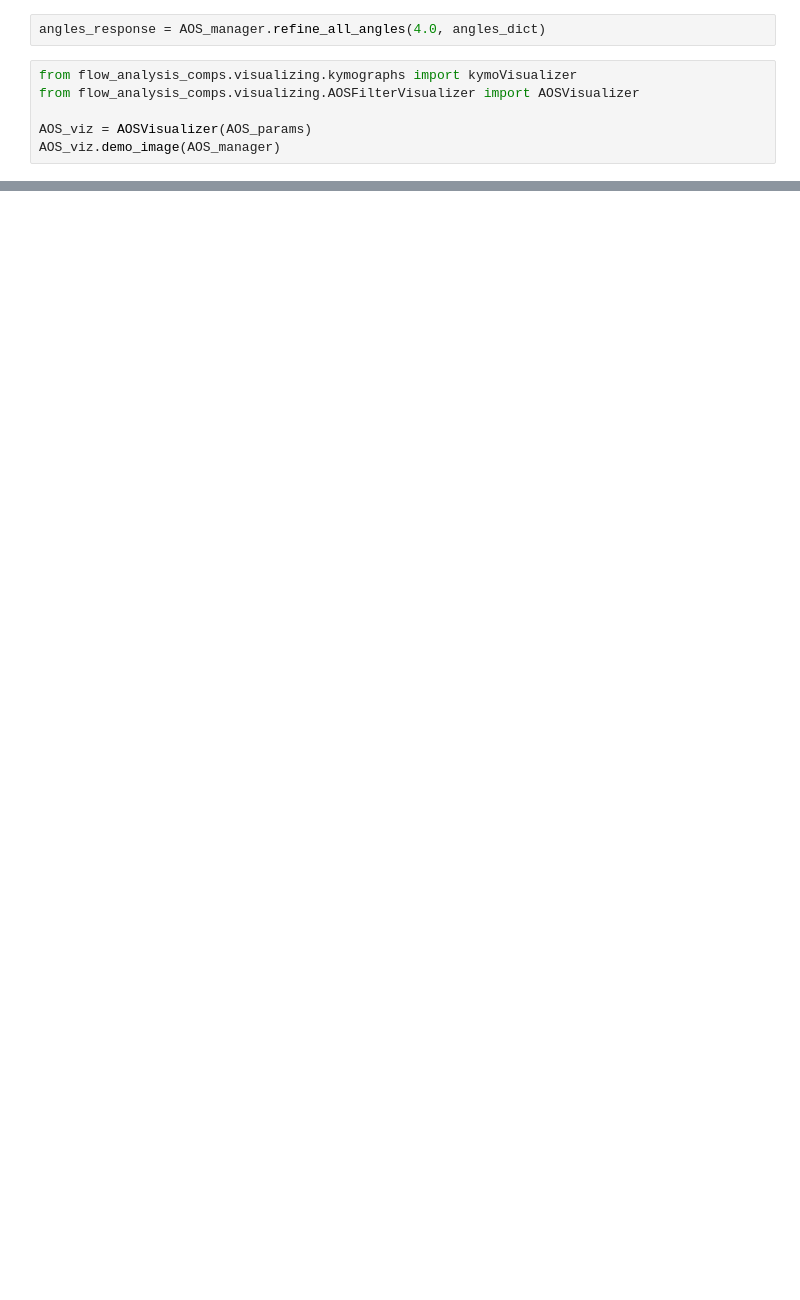
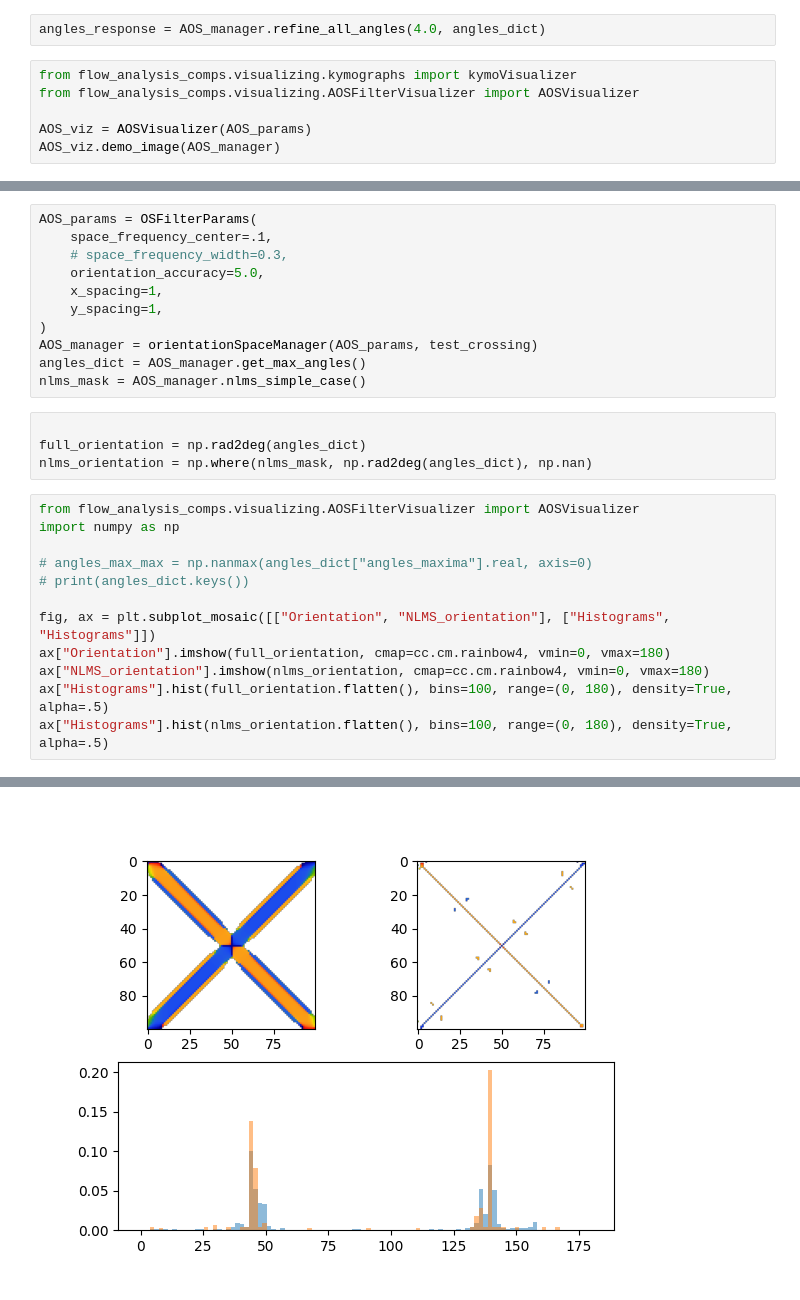
Before and after one commit to Staalduine/flow_analysis_comps, a Jupyter notebook: notebooks/run_AOS.ipynb, the cells around one changed output, grey strips where cells are left out. Cells and saved outputs as stored; diff of their text form; blank space fills up the shorter version.

```diff
--- a/notebooks/run_AOS.ipynb
+++ b/notebooks/run_AOS.ipynb
@@ -51,0 +72,28 @@ AOS_viz.demo_image(AOS_manager)
+# %%
+AOS_params = OSFilterParams(
+    space_frequency_center=.1,
+    # space_frequency_width=0.3,
+    orientation_accuracy=5.0,
+    x_spacing=1,
+    y_spacing=1,
+)
+AOS_manager = orientationSpaceManager(AOS_params, test_crossing)
+angles_dict = AOS_manager.get_max_angles()
+nlms_mask = AOS_manager.nlms_simple_case()
+# %%
+
+full_orientation = np.rad2deg(angles_dict)
+nlms_orientation = np.where(nlms_mask, np.rad2deg(angles_dict), np.nan)
+# %%
+from flow_analysis_comps.visualizing.AOSFilterVisualizer import AOSVisualizer
+import numpy as np
+
+# angles_max_max = np.nanmax(angles_dict["angles_maxima"].real, axis=0)
+# print(angles_dict.keys())
+
+fig, ax = plt.subplot_mosaic([["Orientation", "NLMS_orientation"], ["Histograms", "Histograms"]])
+ax["Orientation"].imshow(full_orientation, cmap=cc.cm.rainbow4, vmin=0, vmax=180)
+ax["NLMS_orientation"].imshow(nlms_orientation, cmap=cc.cm.rainbow4, vmin=0, vmax=180)
+ax["Histograms"].hist(full_orientation.flatten(), bins=100, range=(0, 180), density=True, alpha=.5)
+ax["Histograms"].hist(nlms_orientation.flatten(), bins=100, range=(0, 180), density=True, alpha=.5)
+# %% [output]
@@ -51,0 +117 @@ AOS_viz.demo_image(AOS_manager)
+[figure, added]
```
Also changed, not shown: parts of 10 cells of this notebook, 6 other files.
